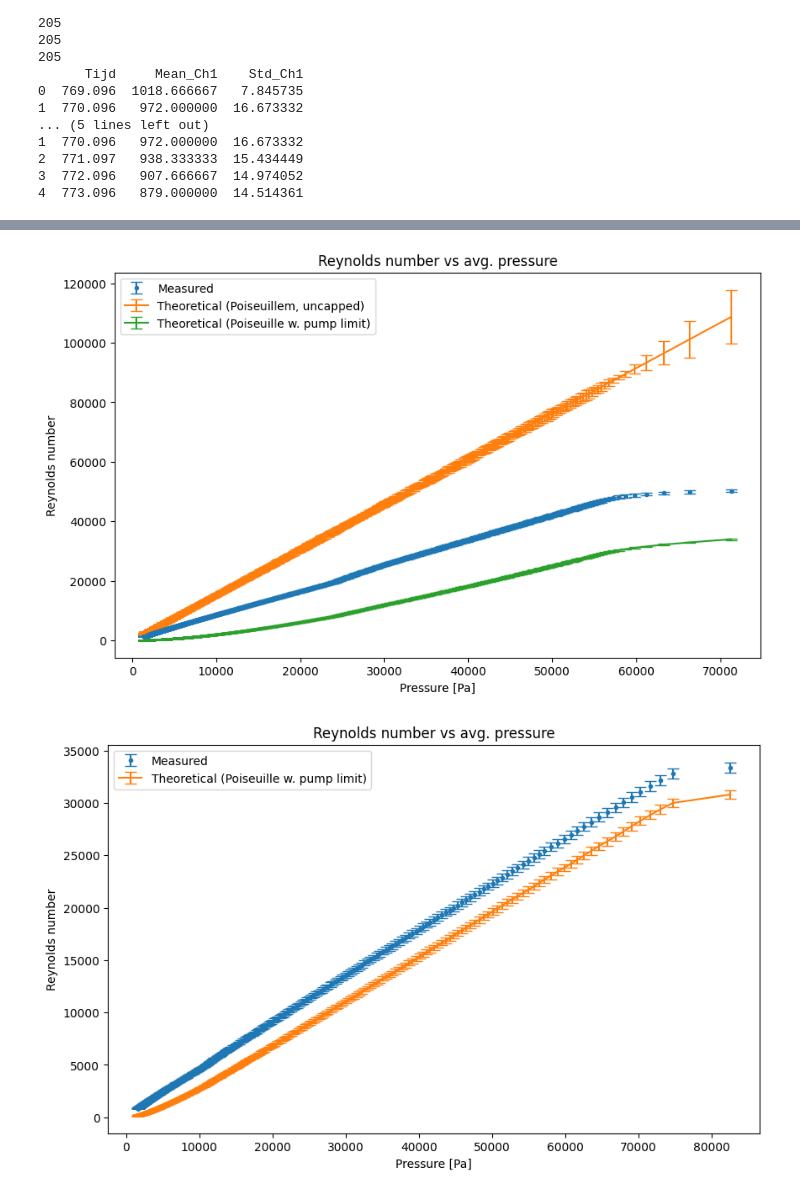
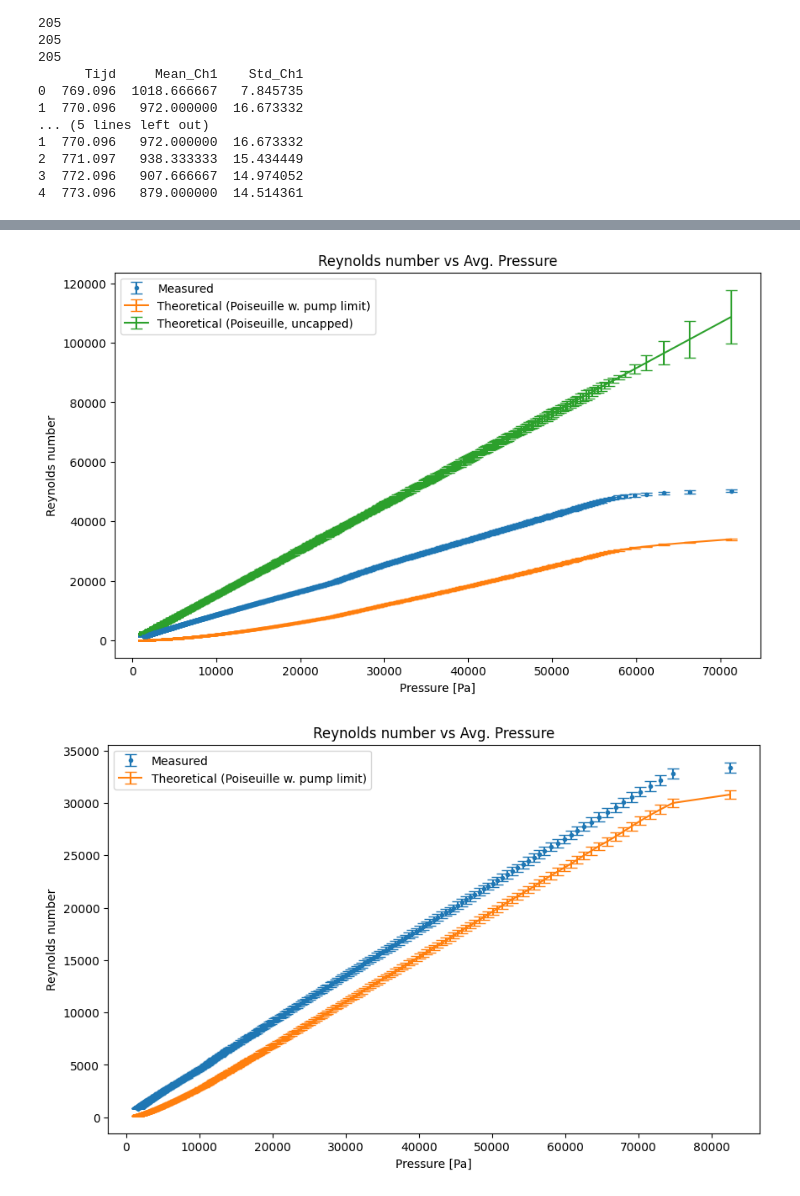
Before and after one commit to MartinOpat/Phys-Lab-Adv, a Jupyter notebook: data_processing.ipynb, the cells around one changed output, grey strips where cells are left out. Saved outputs shown, nothing was run; the diff lists cells and outputs as text; code cells hidden in the pictures.

Commit message:
Exported figures

```diff
--- a/data_processing.ipynb
+++ b/data_processing.ipynb
@@ -511,25 +522,28 @@ rho = 1.2  # [kg/m^3]
 # %%
 Re_2mm = 4*M/(np.pi * eta * R * T) * S * results_df_c2_2mm["Mean_Ch2"]*100 / d2mm  # ch2 here cause we swapped the pressures in the prep.
 Re_2mm_err = np.abs(Re_2mm) * np.sqrt((Serr/S)**2 + (results_df_c2_2mm["Std_Ch2"]/(results_df_c2_2mm["Mean_Ch2"]))**2 + (Terr/T)**2)
 
 Re_t_2mm = rho * d2mm**3/(32 * eta**2 * l) * p_avg_2mm
 Re_t_2mm_err = rho * d2mm**3/(32 * eta**2 * l) * p_avg_2mm_err
 
 C = np.pi*d2mm**4 / (128*eta*l) * p_avg_2mm
 Re_t_2mm_c = 0.8 / d2mm * C*S/(C+S) * results_df_c2_2mm["Mean_Ch2"]*100
 Re_t_2mm_c_err = np.abs(Re_t_2mm_c)*np.sqrt((results_df_c2_2mm["Std_Ch2"]/results_df_c2_2mm["Mean_Ch2"])**2 + (C/(S*(C+S))*Serr)**2)
 
 plt.figure(figsize=(10, 6))
+# NOTE: The order of this matters because of the colour (thus if you want to change the order, specify the colour to match elsewhere)
 plt.errorbar(p_avg_2mm[cutoff:], Re_2mm[cutoff:], yerr=Re_2mm_err[cutoff:], fmt='.', label='Measured', capsize=5)
-plt.errorbar(p_avg_2mm[cutoff:], Re_t_2mm[cutoff:], yerr=Re_t_2mm_err[cutoff:], label='Theoretical (Poiseuillem, uncapped)', capsize=5)
 plt.errorbar(p_avg_2mm[cutoff:], Re_t_2mm_c[cutoff:], yerr=Re_t_2mm_c_err[cutoff:], label='Theoretical (Poiseuille w. pump limit)', capsize=5)
-plt.title("Reynolds number vs avg. pressure")
+plt.errorbar(p_avg_2mm[cutoff:], Re_t_2mm[cutoff:], yerr=Re_t_2mm_err[cutoff:], label='Theoretical (Poiseuille, uncapped)', capsize=5)
+
+plt.title("Reynolds number vs Avg. Pressure")
 plt.xlabel("Pressure [Pa]")
 plt.ylabel(f"Reynolds number")
 plt.legend()
 plt.show()
+plt.savefig("figures/Exp.2_Reynolds_vs_pressure_2mm.pdf")
 # %% [output]
-[figure, old version]
+[figure, new version]
 # %%
 Re_3mm = 4*M/(np.pi * eta * R * T) * S * results_df_c2_3mm["Mean_Ch2"]*100 / d3mm  # ch2 here cause we swapped the pressures in the prep.
 Re_3mm_err = np.abs(Re_3mm) * np.sqrt((Serr/S)**2 + (results_df_c2_3mm["Std_Ch2"]/(results_df_c2_3mm["Mean_Ch2"]))**2 + (Terr/T)**2)
```
Also changed, not shown: parts of 8 cells of this notebook, 11 other files.
